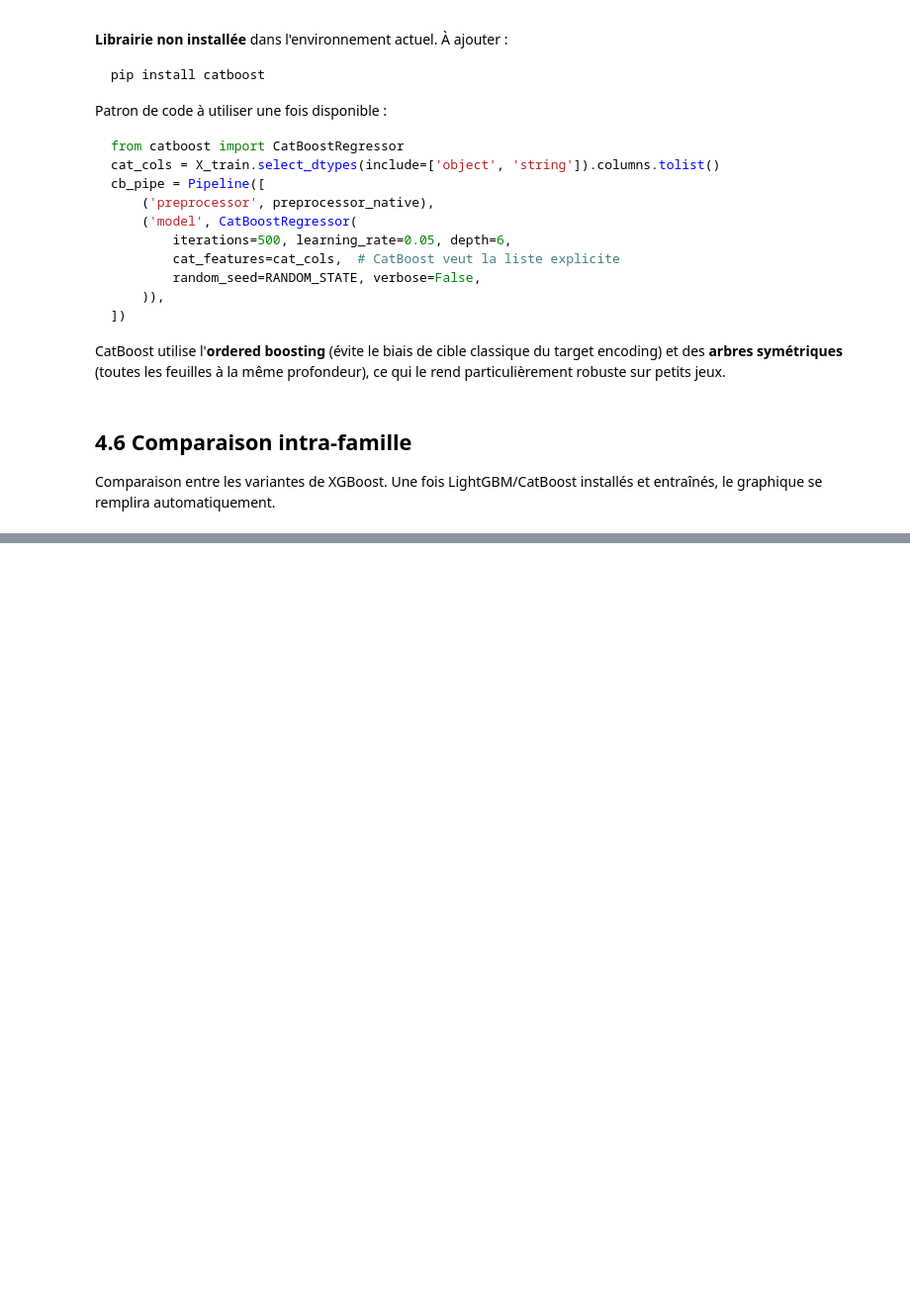
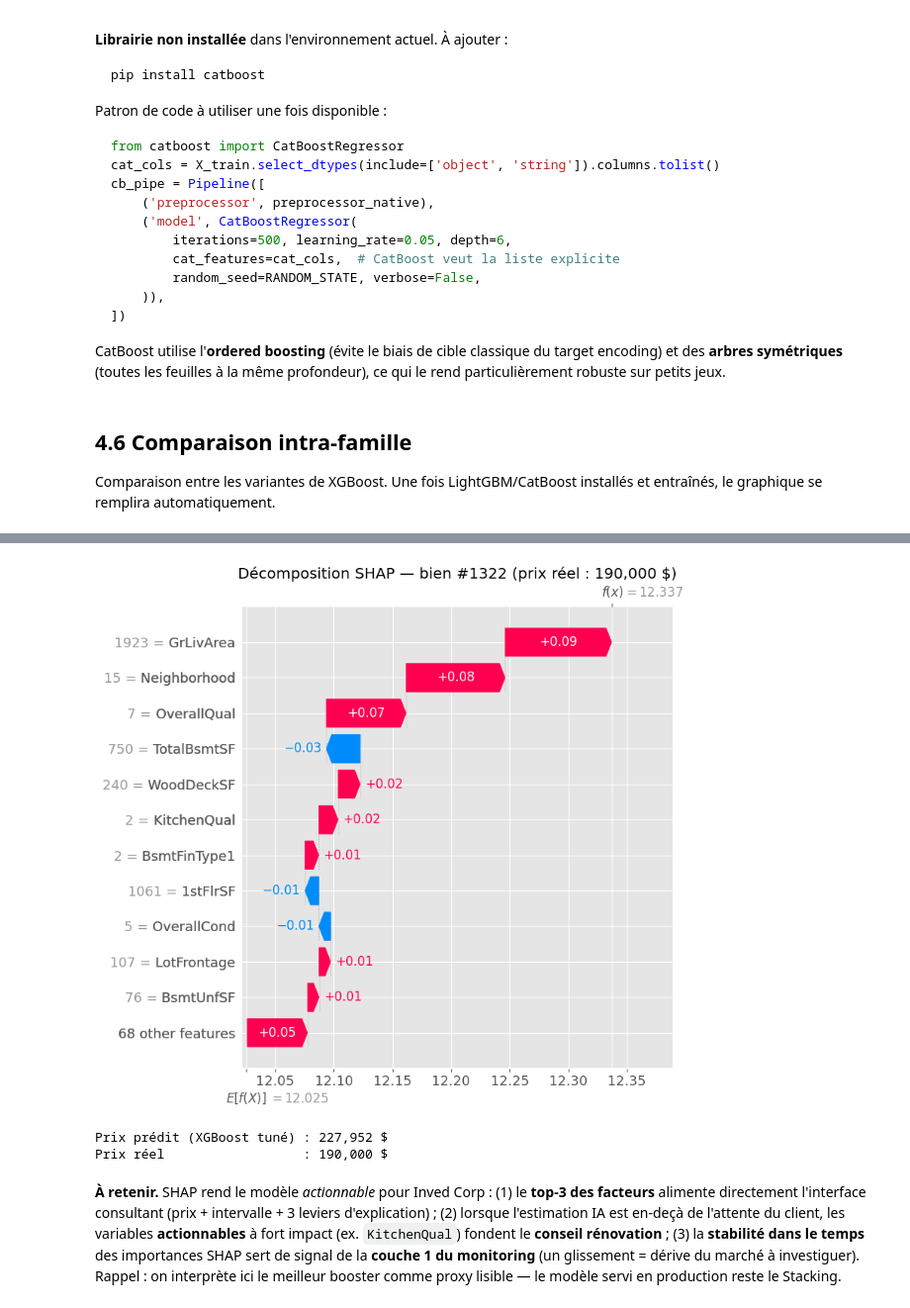
Before and after one commit to NoeBerdoz/predicting-house-prices-ml, a Jupyter notebook: 3c_native_boosting.ipynb, the cells around one changed output, grey strips where cells are left out. Shown at 99% size. Cells and saved outputs as stored; diff of their text form; code cells hidden in the pictures; blank space fills up the shorter version.

```diff
--- a/3c_native_boosting.ipynb
+++ b/3c_native_boosting.ipynb
@@ -236,0 +350,24 @@ display(fam[['model', 'cv_rmsle', 'holdout_rmsle', 'fit_time_s', 'notes']])
+# %%
+# Explication locale du premier bien du jeu de test
+i = 0
+expl = shap.Explanation(
+    values=shap_values,
+    base_values=base_values,
+    data=X_te_num.values,
+    feature_names=feat_names,
+)
+shap.plots.waterfall(expl[i], max_display=12, show=False)
+plt.title(f"Décomposition SHAP — bien #{X_test.index[i]} "
+          f"(prix réel : {np.expm1(y_test_log.iloc[i]):,.0f} $)")
+plt.tight_layout()
+plt.show()
+
+pred_dollars = np.expm1(xgb_tuned_pred[i])
+print(f"Prix prédit (XGBoost tuné) : {pred_dollars:,.0f} $")
+print(f"Prix réel                  : {np.expm1(y_test_log.iloc[i]):,.0f} $")
+# %% [output]
+[figure, added]
+Prix prédit (XGBoost tuné) : 227,952 $
+Prix réel                  : 190,000 $
+# %% [markdown]
+**À retenir.** SHAP rend le modèle *actionnable* pour Inved Corp : (1) le **top-3 des facteurs** alimente directement l'interface consultant (prix + intervalle + 3 leviers d'explication) ; (2) lorsque l'estimation IA est en-deçà de l'attente du client, les variables **actionnables** à fort impact (ex. `KitchenQual`) fondent le **conseil rénovation** ; (3) la **stabilité dans le temps** des importances SHAP sert de signal de la **couche 1 du monitoring** (un glissement = dérive du marché à investiguer). Rappel : on interprète ici le meilleur booster comme proxy lisible — le modèle servi en production reste le Stacking.
```
Also changed, not shown: parts of 10 cells of this notebook.
